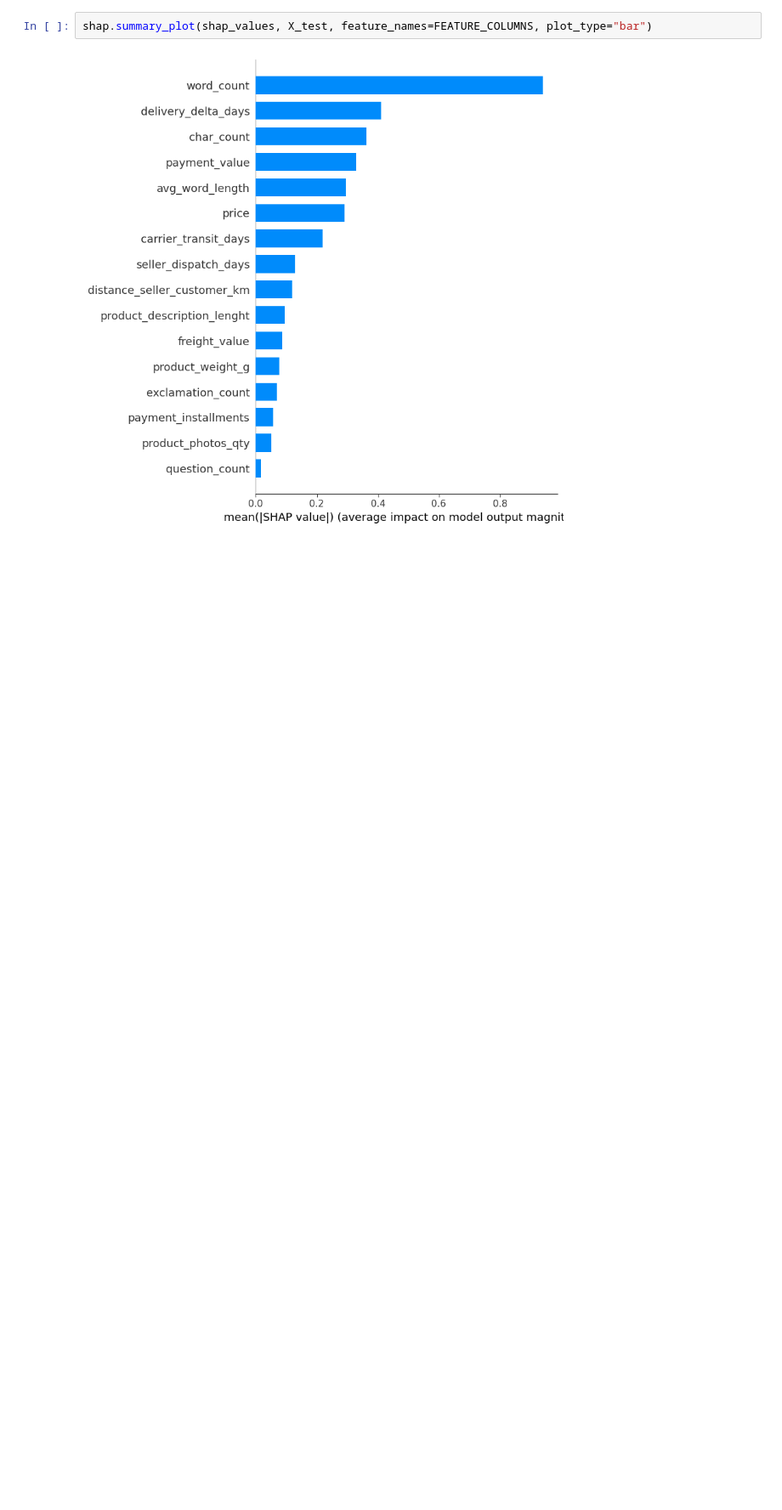
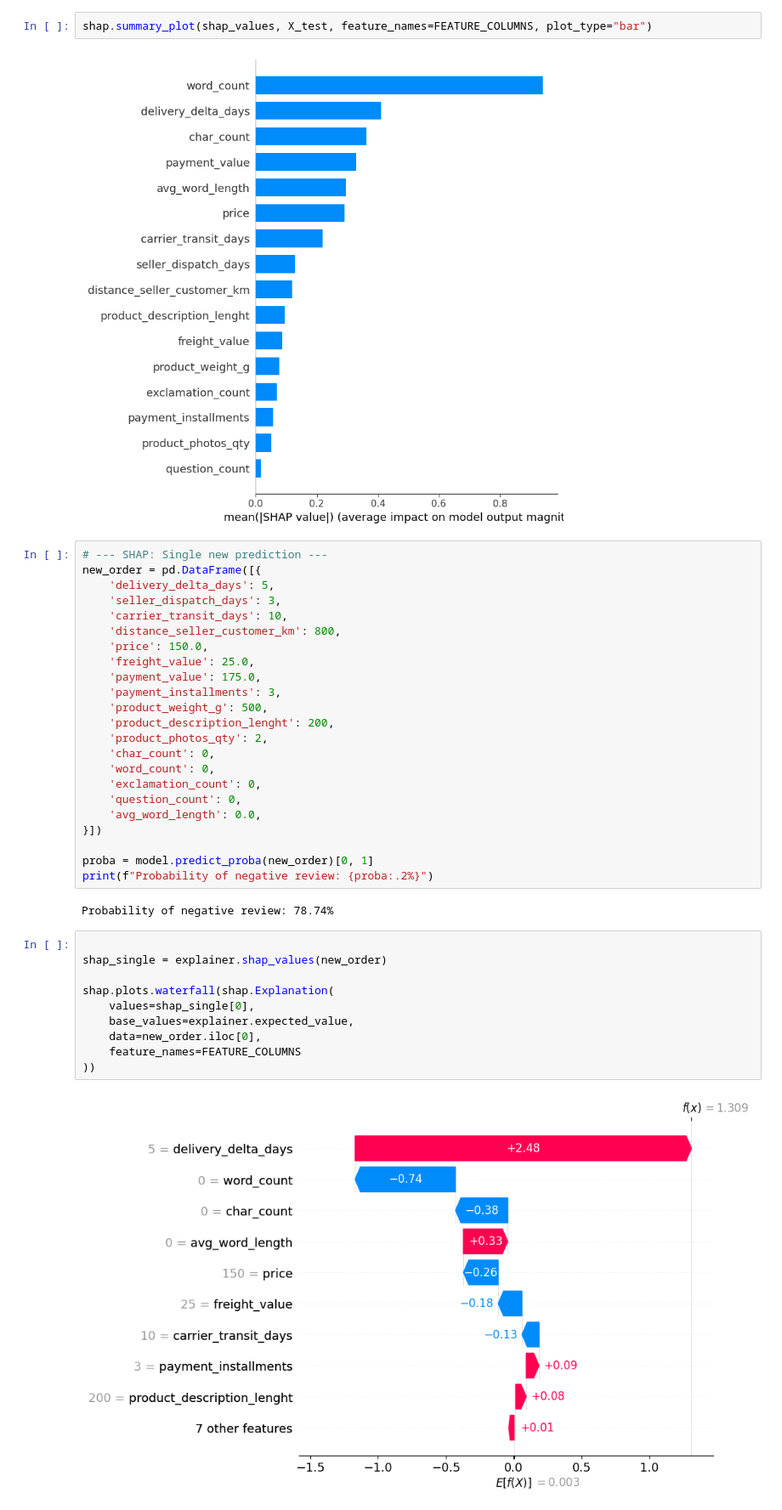
Before and after one commit to joaortizro/Microproyecto-MLOPS, a Jupyter notebook: notebooks/modelA.ipynb, the cells around one changed output. Shown at 85% size. Drawn from its saved outputs; the diff is of its cells as text; blank space fills up the shorter version.

Commit message:
adding shap

```diff
--- a/notebooks/modelA.ipynb
+++ b/notebooks/modelA.ipynb
@@ -314,3 +292,40 @@ shap.summary_plot(shap_values, X_test, feature_names=FEATURE_COLUMNS)
 shap.summary_plot(shap_values, X_test, feature_names=FEATURE_COLUMNS, plot_type="bar")
 # %% [output]
 [figure]
+# %%
+# --- SHAP: Single new prediction ---
+new_order = pd.DataFrame([{
+    'delivery_delta_days': 5,
+    'seller_dispatch_days': 3,
+    'carrier_transit_days': 10,
+    'distance_seller_customer_km': 800,
+    'price': 150.0,
+    'freight_value': 25.0,
+    'payment_value': 175.0,
+    'payment_installments': 3,
+    'product_weight_g': 500,
+    'product_description_lenght': 200,
+    'product_photos_qty': 2,
+    'char_count': 0,
+    'word_count': 0,
+    'exclamation_count': 0,
+    'question_count': 0,
+    'avg_word_length': 0.0,
+}])
+
+proba = model.predict_proba(new_order)[0, 1]
+print(f"Probability of negative review: {proba:.2%}")
+# %% [output]
+Probability of negative review: 78.74%
+# %%
+
+shap_single = explainer.shap_values(new_order)
+
+shap.plots.waterfall(shap.Explanation(
+    values=shap_single[0],
+    base_values=explainer.expected_value,
+    data=new_order.iloc[0],
+    feature_names=FEATURE_COLUMNS
+))
+# %% [output]
+[figure, added]
```
Also changed, not shown: parts of 4 cells of this notebook.
